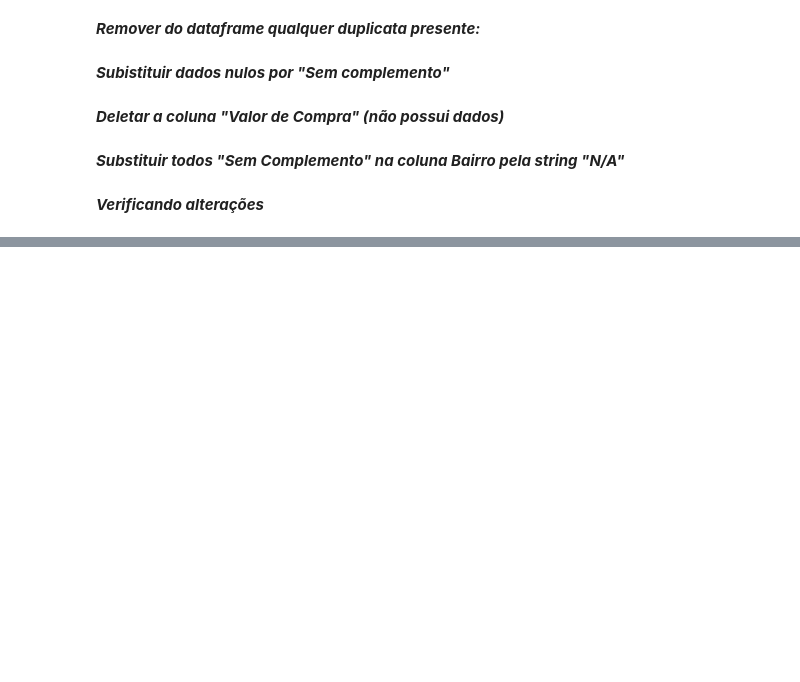
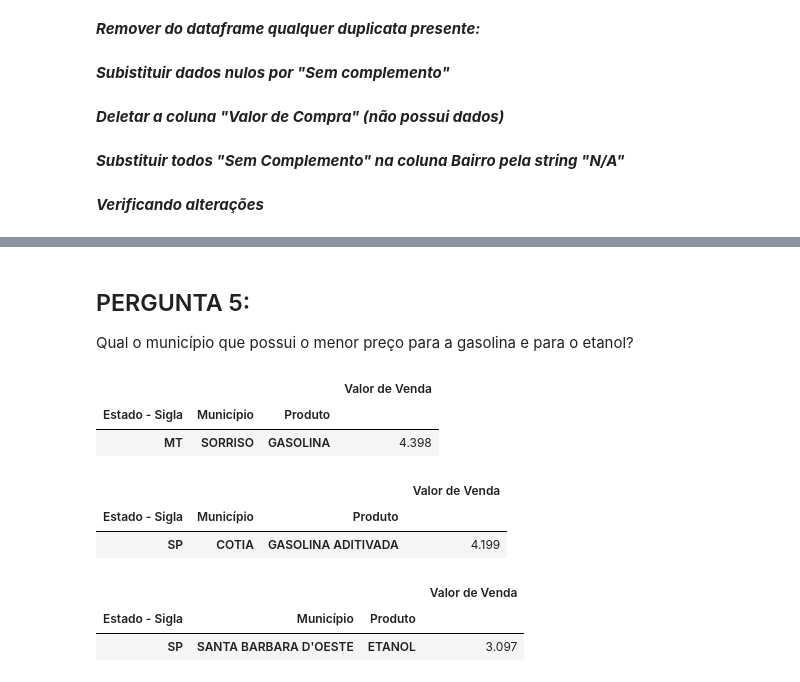
Before and after one commit to RhayzaPinto/Projeto_Modulo-IV, a Jupyter notebook: Projeto Módulo 4 - Dados - Branch Main.ipynb, the cells around one changed output, grey strips where cells are left out. Drawn from its saved outputs; the diff is of its cells as text; code cells hidden in the pictures; blank space fills up the shorter version.

```diff
--- a/Projeto Módulo 4 - Dados - Branch Main.ipynb
+++ b/Projeto Módulo 4 - Dados - Branch Main.ipynb
@@ -118,0 +164,21 @@ dados_jul
+# %% [markdown]
+## PERGUNTA 5:
+ Qual o município que possui o menor preço para a gasolina e para o etanol?
+# %%
+gasolina_concat.groupby(['Estado - Sigla','Município','Produto'])[['Valor de Venda']].min().sort_values(by='Valor de Venda').head(1)
+# %% [output]
+|  |  |  | Valor de Venda |
+| Estado - Sigla | Município | Produto |  |
+| MT | SORRISO | GASOLINA | 4.398 |
+# %%
+gasolina_aditivada_concat.groupby(['Estado - Sigla','Município','Produto'])[['Valor de Venda']].min().sort_values(by='Valor de Venda').head(1)
+# %% [output]
+|  |  |  | Valor de Venda |
+| Estado - Sigla | Município | Produto |  |
+| SP | COTIA | GASOLINA ADITIVADA | 4.199 |
+# %%
+etanol_concat.groupby(['Estado - Sigla','Município','Produto'])[['Valor de Venda']].min().sort_values(by='Valor de Venda').head(1)
+# %% [output]
+|  |  |  | Valor de Venda |
+| Estado - Sigla | Município | Produto |  |
+| SP | SANTA BARBARA D'OESTE | ETANOL | 3.097 |
```
Also changed, not shown: parts of 18 cells of this notebook.
